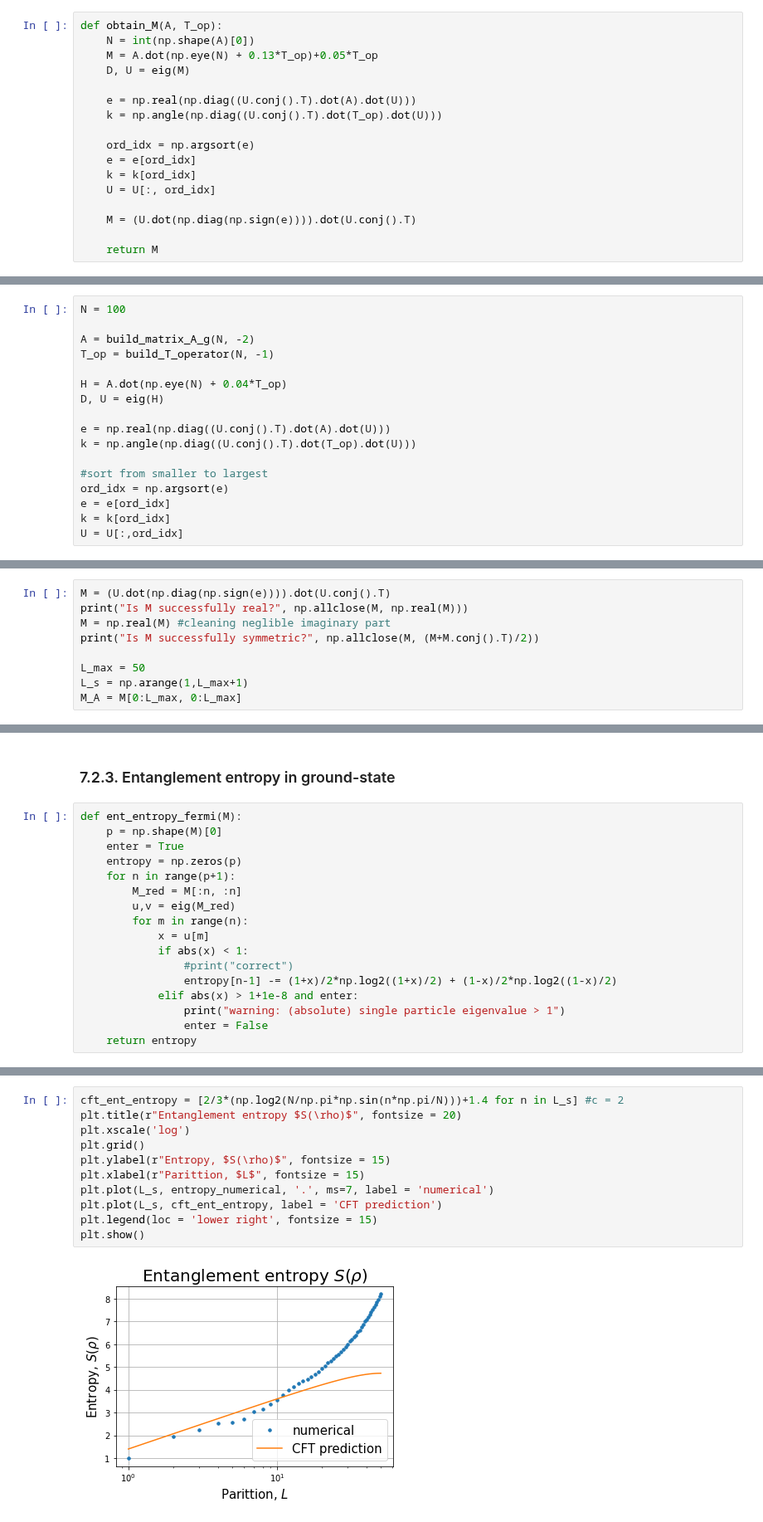
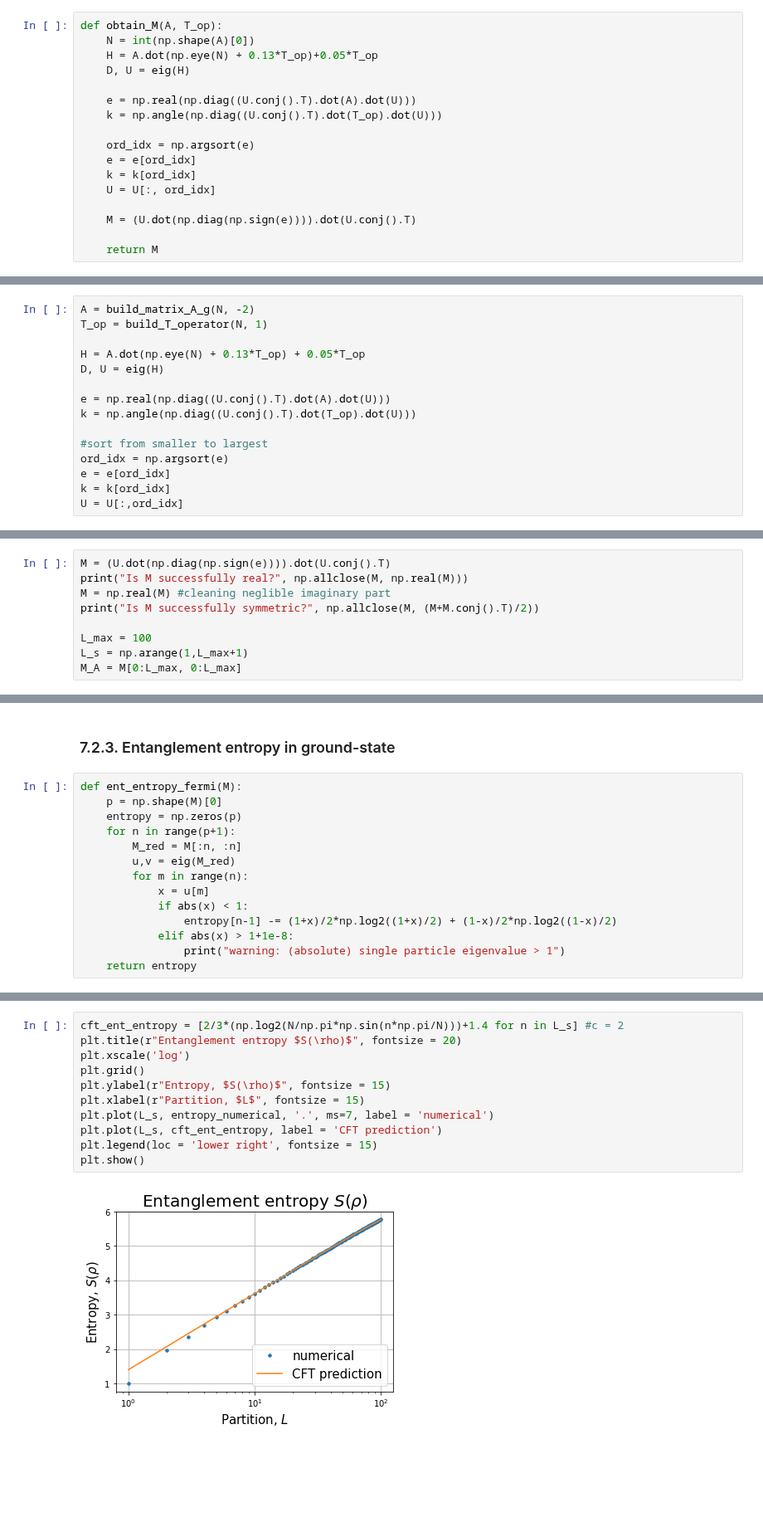
Before and after one commit to sofiagonga/many-body_entanglement_TN, a Jupyter notebook: TN_tutorial7.ipynb, the cells around one changed output, grey strips where cells are left out. Shown at 83% size. Drawn from its saved outputs; the diff is of its cells as text; blank space fills up the shorter version.

Commit message:
fix numerical error from diagonalisation: correct entanglement spectrum

```diff
--- a/TN_tutorial7.ipynb
+++ b/TN_tutorial7.ipynb
@@ -89,8 +90,8 @@ plt.show()
 # %%
 def obtain_M(A, T_op):
     N = int(np.shape(A)[0])
-    M = A.dot(np.eye(N) + 0.13*T_op)+0.05*T_op
-    D, U = eig(M)
+    H = A.dot(np.eye(N) + 0.13*T_op)+0.05*T_op
+    D, U = eig(H)
 
     e = np.real(np.diag((U.conj().T).dot(A).dot(U)))
     k = np.angle(np.diag((U.conj().T).dot(T_op).dot(U)))
@@ -224,12 +225,10 @@ def build_matrix_A_g(N, a=-1): # bc=1 (default) for PBC and bc=-1 for APBC
 # %% [markdown]
 ### 7.2.1. Energy
 # %%
-N = 100
+A = build_matrix_A_g(N, -2)
+T_op = build_T_operator(N, 1)
 
-A = build_matrix_A_g(N, -2)
-T_op = build_T_operator(N, -1)
-
-H = A.dot(np.eye(N) + 0.04*T_op)
+H = A.dot(np.eye(N) + 0.13*T_op) + 0.05*T_op
 D, U = eig(H)
 
 e = np.real(np.diag((U.conj().T).dot(A).dot(U)))
@@ -261,7 +260,7 @@ print("Is M successfully real?", np.allclose(M, np.real(M)))
 M = np.real(M) #cleaning neglible imaginary part
 print("Is M successfully symmetric?", np.allclose(M, (M+M.conj().T)/2))
 
-L_max = 50
+L_max = 100
 L_s = np.arange(1,L_max+1)
 M_A = M[0:L_max, 0:L_max]
 # %% [output]
@@ -272,7 +271,6 @@ Is M successfully symmetric? True
 # %%
 def ent_entropy_fermi(M):
     p = np.shape(M)[0]
-    enter = True
     entropy = np.zeros(p)
     for n in range(p+1):
         M_red = M[:n, :n]
@@ -280,11 +278,9 @@ def ent_entropy_fermi(M):
         for m in range(n):
             x = u[m]
             if abs(x) < 1:
-                #print("correct")
                 entropy[n-1] -= (1+x)/2*np.log2((1+x)/2) + (1-x)/2*np.log2((1-x)/2)
-            elif abs(x) > 1+1e-8 and enter:
+            elif abs(x) > 1+1e-8:
                 print("warning: (absolute) single particle eigenvalue > 1")
-                enter = False
     return entropy
 # %%
 entropy_numerical = ent_entropy_fermi(M_A)
@@ -293,13 +287,13 @@ warning: (absolute) single particle eigenvalue > 1
 # %%
 cft_ent_entropy = [2/3*(np.log2(N/np.pi*np.sin(n*np.pi/N)))+1.4 for n in L_s] #c = 2
 plt.title(r"Entanglement entropy $S(\rho)$", fontsize = 20)
 plt.xscale('log')
 plt.grid()
 plt.ylabel(r"Entropy, $S(\rho)$", fontsize = 15)
-plt.xlabel(r"Parittion, $L$", fontsize = 15)
+plt.xlabel(r"Partition, $L$", fontsize = 15)
 plt.plot(L_s, entropy_numerical, '.', ms=7, label = 'numerical')
 plt.plot(L_s, cft_ent_entropy, label = 'CFT prediction')
 plt.legend(loc = 'lower right', fontsize = 15)
 plt.show()
 # %% [output]
-[figure, old version]
+[figure, new version]
```
Also changed, not shown: parts of 9 cells of this notebook.
